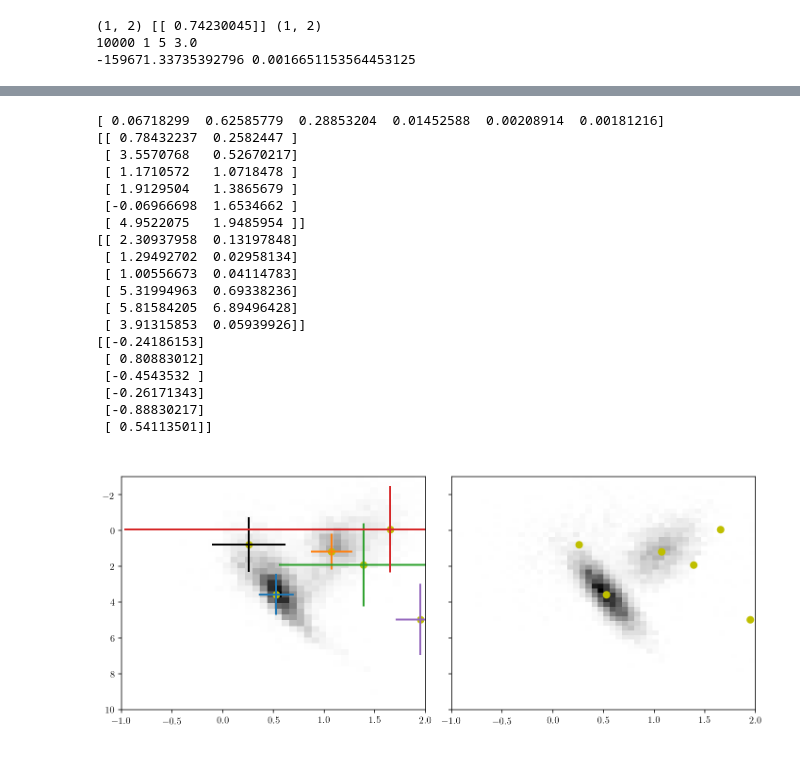
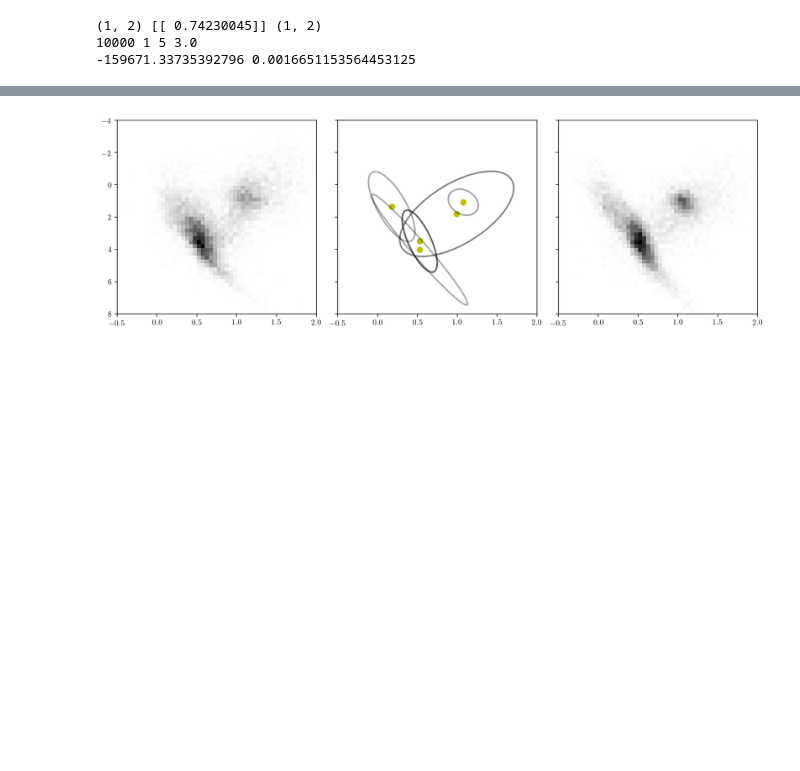
Before and after one commit to errai34/Starlight, a Jupyter notebook: notebooks/HRD GMM nested sampling with marginalized parallax.ipynb, the cells around one changed output, grey strips where cells are left out. Cells and saved outputs as stored; diff of their text form; code cells hidden in the pictures; blank space fills up the shorter version.

```diff
--- a/notebooks/HRD GMM nested sampling with marginalized parallax.ipynb
+++ b/notebooks/HRD GMM nested sampling with marginalized parallax.ipynb
@@ -95,9 +95,10 @@ obscolors_var = df[['e_bmag']].values[sel, :].astype(np.double).ravel()**2.0 + o
 dustamps = ebv.astype(np.double)
 dustcoefs = np.array([V_RedCoeff, B_RedCoeff - V_RedCoeff])
 
-obsabsmag = obsmags + 5*np.log10(obsvarpis) - 10
+obsabsmags = obsmags + 5*np.log10(obsvarpis) - 10
 obsabsmagG = df[['phot_g_mean_mag']].values[sel, :].astype(np.double).ravel() + 5*np.log10(obsvarpis) - 10
 obsabsmag.min(), obsabsmag.max(), obscolors.min(), obscolors.max()
+varpimagvar = (obsvarpis_var**0.5 * 5 / obsvarpis / np.log(10))**2.0
 
 # Save the data to numpy arrays since we will run polychord outside of this notebook.
 np.savez("data", obsvarpis=obsvarpis, obsvarpis_var=obsvarpis_var,
@@ -221,7 +243,7 @@ print(v1, t2-t1)
 10000 1 5 3.0
 -159671.33735392796 0.0016651153564453125
 # %%
-nbins = 6
+nbins = 5
 nmarggrid = 5
 sigma = 3.0
 ndim = nbins - 1 + 2*nbins + 2*nbins + nbins
@@ -267,0 +314,5 @@ samples = np.genfromtxt('/Users/bl/Dropbox/repos/Starlight/notebooks/chains/mixt
+# %%
+centermus = np.vstack((mus_tiling[0].ravel()[sel],
+                     mus_tiling[1].ravel()[sel])).T
+binwidths = [(mus_grid_1[1]-mus_grid_1[0])/2., (mus_grid_2[1]-mus_grid_2[0])/2.]
+print(centermus, binwidths)
@@ -268,50 +364,38 @@ samples = np.genfromtxt('/Users/bl/Dropbox/repos/Starlight/notebooks/chains/mixt
 # %%
-pos = np.argmin(samples[:, 1])
-binamps, binmus, binvars, binrhos = convert_params(samples[pos, 2:])
-print(binamps)
-print(binmus)
-print(binvars)
-print(binrhos)
+from matplotlib.patches import Ellipse
 
 bincovars = np.zeros((2, 2, nbins))
 for b in range(nbins):
     bincovars[:, :, b] = np.diag(binvars[b, :])
     bincovars[0, 1, b] = np.sqrt(np.prod(binvars[b, :])) * binrhos[b]
     bincovars[1, 0, b] = bincovars[0, 1, b]
 
-fig, axs = plt.subplots(1, 2, figsize=(10, 4), sharex=True, sharey=True)
+fig, axs = plt.subplots(1, 3, figsize=(12, 4), sharex=True, sharey=True)
 
-num = 10000
-nbs = np.random.multinomial(num, binamps)
+rr = [[-0.5, 2], [-4, 8]]
+
+nbs = np.random.multinomial(nobj, binamps)
 points = np.vstack([np.random.multivariate_normal(binmus[b, :], bincovars[:, :, b], size=nbs[b]) for b in range(nbins)])
-axs[0].hist2d(obscolors[:].ravel(), obsabsmagG[:], 50, cmap="gray_r")
+axs[0].hist2d(obscolors[:].ravel(), obsabsmagG[:], 50, cmap="gray_r", range=rr)
+#for i in np.random.choice(num, 100, replace=False):
+#    binamps, binmus, binvars, binrhos = convert_params(paramvals[i, :])
+#    axs[0].scatter(binmus[:, 1], binmus[:, 0], c='r')
+#axs[0].scatter(centermus[:, 1], centermus[:, 0], c='b')
 for b in range(nbins):
-    axs[0].errorbar(binmus[b, 1], binmus[b, 0], xerr=binvars[b, 1]**0.5, yerr=binvars[b, 0]**0.5)
-    axs[0].scatter(binmus[b, 1], binmus[b, 0], c='y')
     axs[1].scatter(binmus[b, 1], binmus[b, 0], c='y')
-axs[1].hist2d(points[:, 1], points[:, 0], 50, cmap="gray_r", range=[[-1, 2], [-3, 10]])
-axs[0].set_ylim([10, -3])
-axs[0].set_xlim([-1, 2])
+    bincovar = np.matrix([[bincovars[0, 0, b], bincovars[1, 0, b]],
+                          [bincovars[0, 1, b], bincovars[1, 1, b]]])
+    w, v = np.linalg.eig(bincovar[:, :])
+    angle = 90. + 180/np.pi * 0.5 * np.arctan(2 * bincovar[0, 1] / (bincovar[1, 1] - bincovar[0, 0]))
+    e = Ellipse(xy=binmus[b, :][np.array([1, 0])],
+                width=4*w[0]**0.5, height=4*w[1]**0.5, angle=angle, ec='k', fill=False)
+    axs[1].add_artist(e)
+    e.set_alpha(binamps[b]**0.5)
+
+axs[2].hist2d(points[:, 1], points[:, 0], 50, cmap="gray_r", range=rr)
+axs[0].set_ylim(rr[1][::-1])
+axs[0].set_xlim(rr[0])
 
 fig.tight_layout()
 # %% [output]
-[ 0.06718299  0.62585779  0.28853204  0.01452588  0.00208914  0.00181216]
-[[ 0.78432237  0.2582447 ]
- [ 3.5570768   0.52670217]
- [ 1.1710572   1.0718478 ]
- [ 1.9129504   1.3865679 ]
- [-0.06966698  1.6534662 ]
- [ 4.9522075   1.9485954 ]]
-[[ 2.30937958  0.13197848]
- [ 1.29492702  0.02958134]
- [ 1.00556673  0.04114783]
- [ 5.31994963  0.69338236]
- [ 5.81584205  6.89496428]
- [ 3.91315853  0.05939926]]
-[[-0.24186153]
- [ 0.80883012]
- [-0.4543532 ]
- [-0.26171343]
- [-0.88830217]
- [ 0.54113501]]
-[figure, old version]
+[figure, new version]
```
Also changed, not shown: parts of 7 cells of this notebook.
